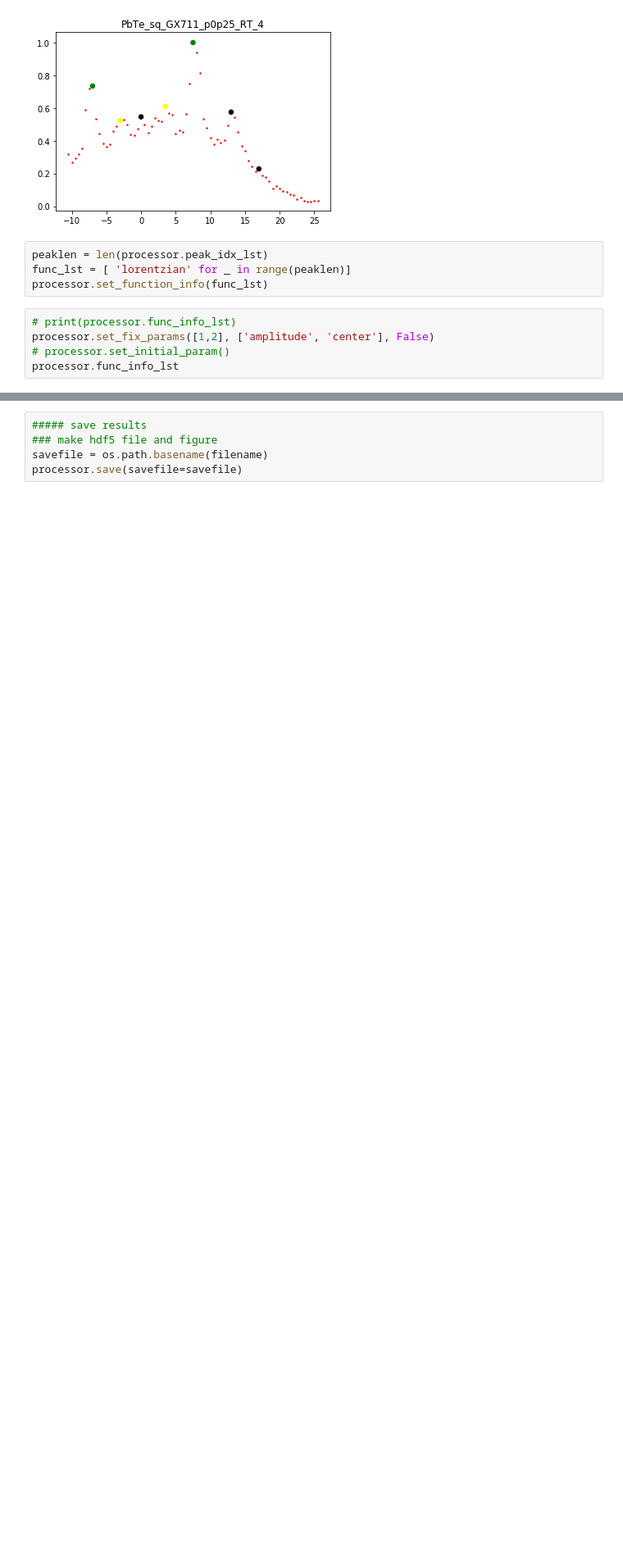
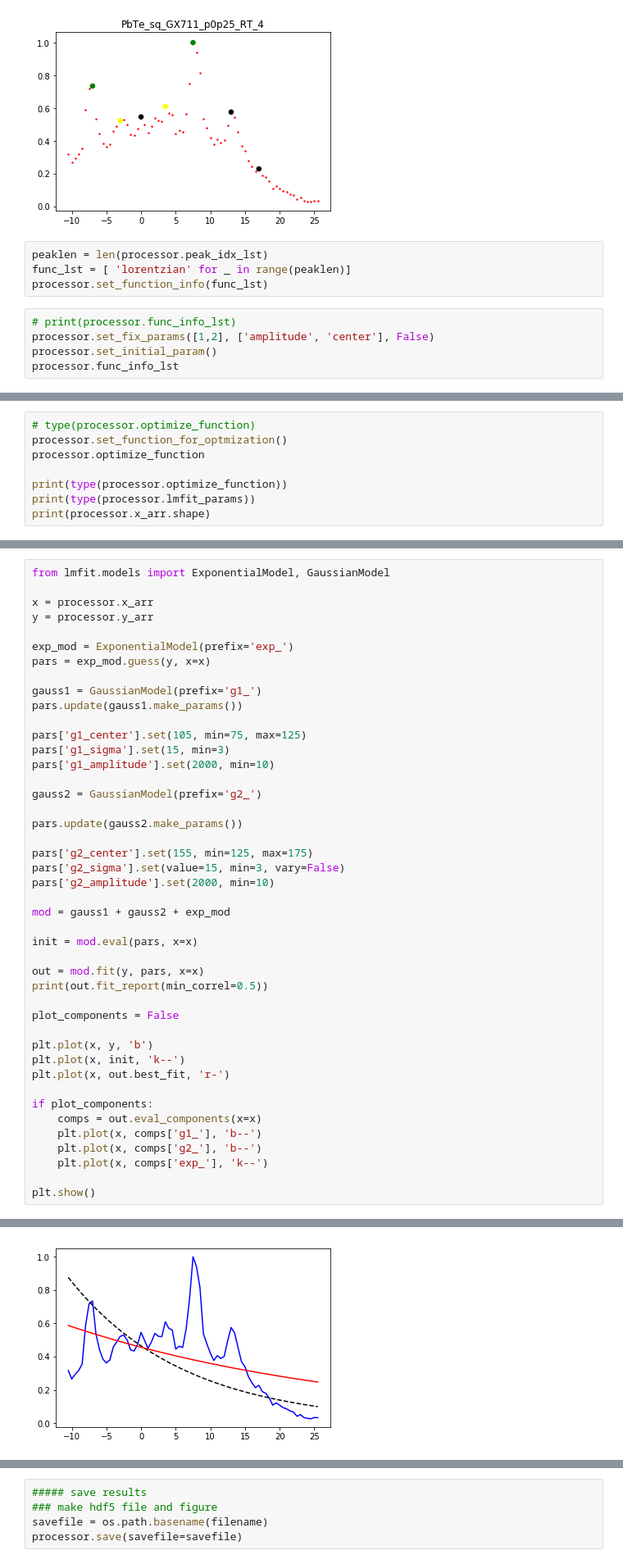
Before and after one commit to kei0822kei/smooziee, a Jupyter notebook: notebook/template.ipynb, the cells around one changed output, grey strips where cells are left out. Shown at 82% size. Cells and saved outputs as stored; diff of their text form; blank space fills up the shorter version.

```diff
--- a/notebook/template.ipynb
+++ b/notebook/template.ipynb
@@ -113,6 +114,6 @@ processor.set_function_info(func_lst)
 # %%
 # print(processor.func_info_lst)
 processor.set_fix_params([1,2], ['amplitude', 'center'], False)
-# processor.set_initial_param()
+processor.set_initial_param()
 processor.func_info_lst
 # %% [output]
@@ -145,0 +167,8 @@ processor.
+# %%
+# type(processor.optimize_function)
+processor.set_function_for_optmization()
+processor.optimize_function
+
+print(type(processor.optimize_function))
+print(type(processor.lmfit_params))
+print(processor.x_arr.shape)
@@ -145,0 +211,45 @@ processor.
+# %%
+from lmfit.models import ExponentialModel, GaussianModel
+
+x = processor.x_arr
+y = processor.y_arr
+
+exp_mod = ExponentialModel(prefix='exp_')
+pars = exp_mod.guess(y, x=x)
+
+gauss1 = GaussianModel(prefix='g1_')
+pars.update(gauss1.make_params())
+
+pars['g1_center'].set(105, min=75, max=125)
+pars['g1_sigma'].set(15, min=3)
+pars['g1_amplitude'].set(2000, min=10)
+
+gauss2 = GaussianModel(prefix='g2_')
+
+pars.update(gauss2.make_params())
+
+pars['g2_center'].set(155, min=125, max=175)
+pars['g2_sigma'].set(value=15, min=3, vary=False)
+pars['g2_amplitude'].set(2000, min=10)
+
+mod = gauss1 + gauss2 + exp_mod
+
+init = mod.eval(pars, x=x)
+
+out = mod.fit(y, pars, x=x)
+print(out.fit_report(min_correl=0.5))
+
+plot_components = False
+
+plt.plot(x, y, 'b')
+plt.plot(x, init, 'k--')
+plt.plot(x, out.best_fit, 'r-')
+
+if plot_components:
+    comps = out.eval_components(x=x)
+    plt.plot(x, comps['g1_'], 'b--')
+    plt.plot(x, comps['g2_'], 'b--')
+    plt.plot(x, comps['exp_'], 'k--')
+
+plt.show()
+# %% [output]
@@ -146,3 +273,4 @@ processor.
+[figure, added]
 # %%
 ##### set center
 ### if input index is in self.peak_pair_lst, centering is executed using that pair
```
Also changed, not shown: parts of 9 cells of this notebook, 2 other files.
